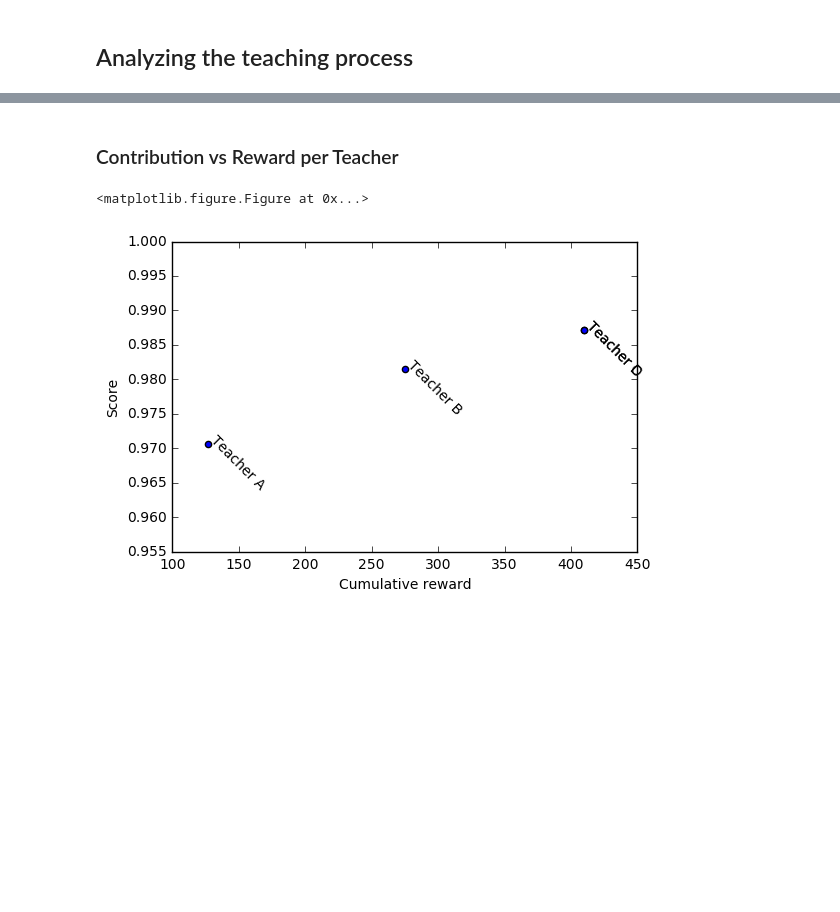
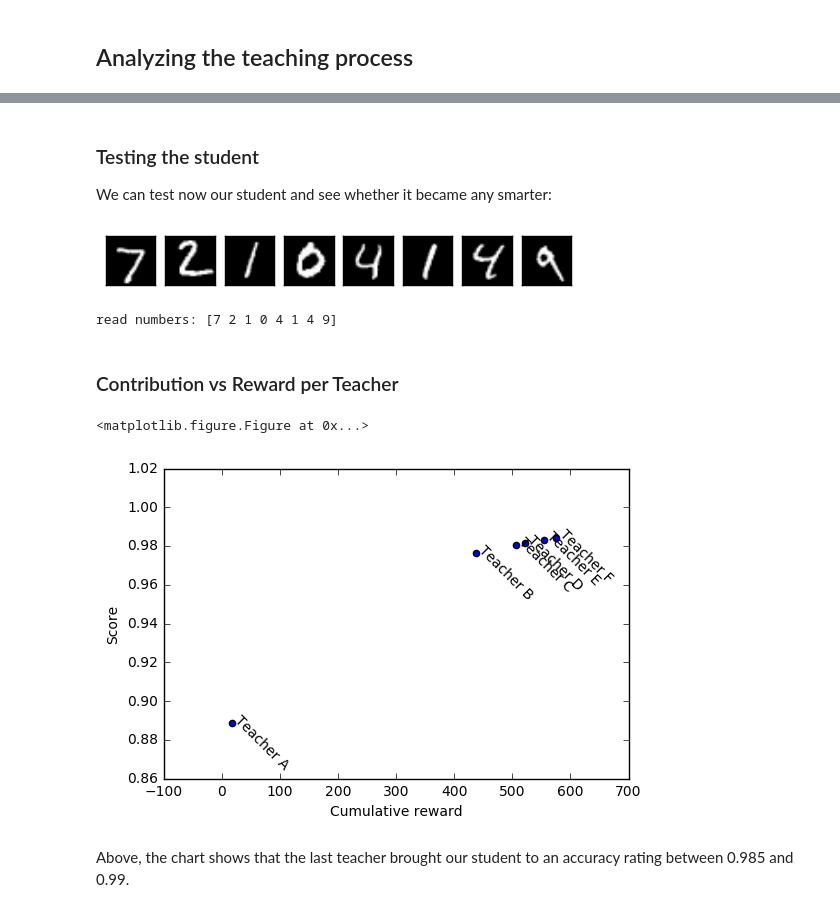
Before and after one commit to DopamineAI/bootcamp, a Jupyter notebook: 03. Training Service: Single Entity ,No certificates/student.ipynb, the cells around one changed output, grey strips where cells are left out. Drawn from its saved outputs; the diff is of its cells as text; code cells hidden in the pictures; blank space fills up the shorter version.

```diff
--- a/03. Training Service: Single Entity ,No certificates/student.ipynb
+++ b/03. Training Service: Single Entity ,No certificates/student.ipynb
@@ -8,17 +8,19 @@ Our student wishes to get trained in recognizing MNIST images, it's ready to pay
 # %%
 import matplotlib.pyplot as plt
 from mnist import MnistData
+mnist_data = MnistData(0,0)
 
-mnist_data = MnistData(0,0)
-fig = plt.figure(1)
-subplot_num = 180
-for i in range(8):
-    subplot_num += 1
-    plt.subplot(subplot_num)
-    plt.xticks([])
-    plt.yticks([])
-    plt.imshow(mnist_data.x_test[i].reshape([28,28]), cmap='gray')
-plt.show()
+def plot_mnist(n):
+    fig = plt.figure(1)
+    subplot_num = 180
+    for i in range(n):
+        subplot_num += 1
+        plt.subplot(subplot_num)
+        plt.xticks([])
+        plt.yticks([])
+        plt.imshow(mnist_data.x_test[i].reshape([28,28]), cmap='gray')
+    plt.show()
+plot_mnist(8)
 # %% [output]
 [figure]
 # %% [markdown]
@@ -29,6 +30,6 @@ from 99% to 100% get half of the total reward (500). Code below plots the cumula
 # %%
 from dopapy.utils.calculators.reward.teacher import LogarithmicTeacherReward
-ltr = LogarithmicTeacherReward(min_score=0.0, mid_score=0.99, max_score=1.0, reward_sum=1000)
+ltr = LogarithmicTeacherReward(min_score=0.0, mid_score=0.98, max_score=1.0, reward_sum=1000)
 x = []
 y = []
 bins = 1000
@@ -44,7 +45,7 @@ plt.plot(y, x)
 plt.xlim((0,1000))
 plt.ylim((0.9,1.0))
 plt.axvline(x=500, color='grey')
-plt.axhline(y=0.99, color='grey')
+plt.axhline(y=0.98, color='grey')
 plt.xlabel('Cumulative reward')
 plt.ylabel('Score')
 plt.show()
@@ -113,11 +114,9 @@ from dopapy.core.services.instance.creator.icreator import IServiceInstanceCreat
 
 class StudentInstanceCreator(IServiceInstanceCreator):
     def __init__(self):
-        self.shared_instance = None
+        self.shared_instance = Student()
     def create_instance(self, service_instance_id: GUID):
         if service_instance_id == dt.ServiceDescriptor.DEFAULT_SERVICE_INSTANCE_ID:
-            if self.shared_instance is None:
-                self.shared_instance = Student()
             return self.shared_instance
         else:
             raise InvalidArgumentException("This service does not support unique (non zero) instances")
@@ -184,16 +206,26 @@ ETH  Balance: 10000000000000000000
+# %% [markdown]
+### Testing the student
+We can test now our student and see whether it became any smarter:
+# %%
+plot_mnist(8)
+print("read numbers:", student.digit_classifier.predict_classes(mnist_data.x_test[0:8]))
+# %% [output]
+[figure, added]
+read numbers: [7 2 1 0 4 1 4 9]
 # %% [markdown]
 ### Contribution vs Reward per Teacher
 # %%
-student = my_student_instance_creator.shared_instance
-names = ['Teacher A','Teacher B','Teacher C','Teacher D']
+names = ['Teacher A','Teacher B','Teacher C','Teacher D','Teacher E','Teacher F']
 plt.figure()
 fig, ax = plt.subplots()
 ax.scatter(student.rewards_given, student.score_reached)
 plt.xlabel('Cumulative reward')
 plt.ylabel('Score')
 for i, txt in enumerate(names):
     ax.annotate(txt, (student.rewards_given[i],student.score_reached[i]), rotation=-45)
 plt.show()
 # %% [output]
 <matplotlib.figure.Figure at 0x...>
-[figure, old version]
+[figure, new version]
+# %% [markdown]
+Above, the chart shows that the last teacher brought our student to an accuracy rating between 0.985 and 0.99.
```
Also changed, not shown: parts of 12 cells of this notebook, 3 other files.
